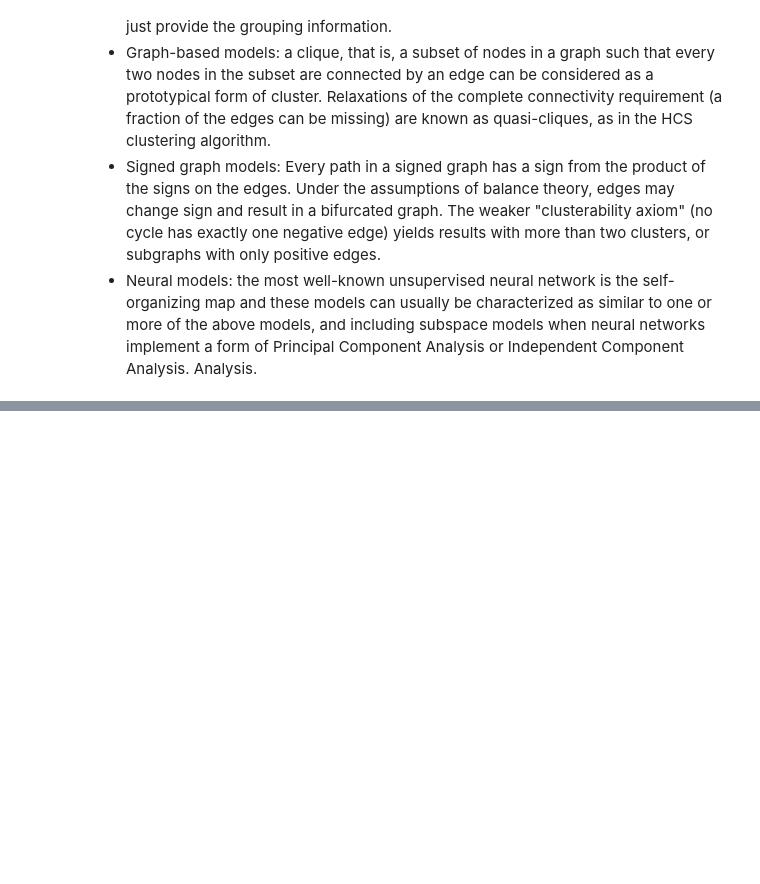
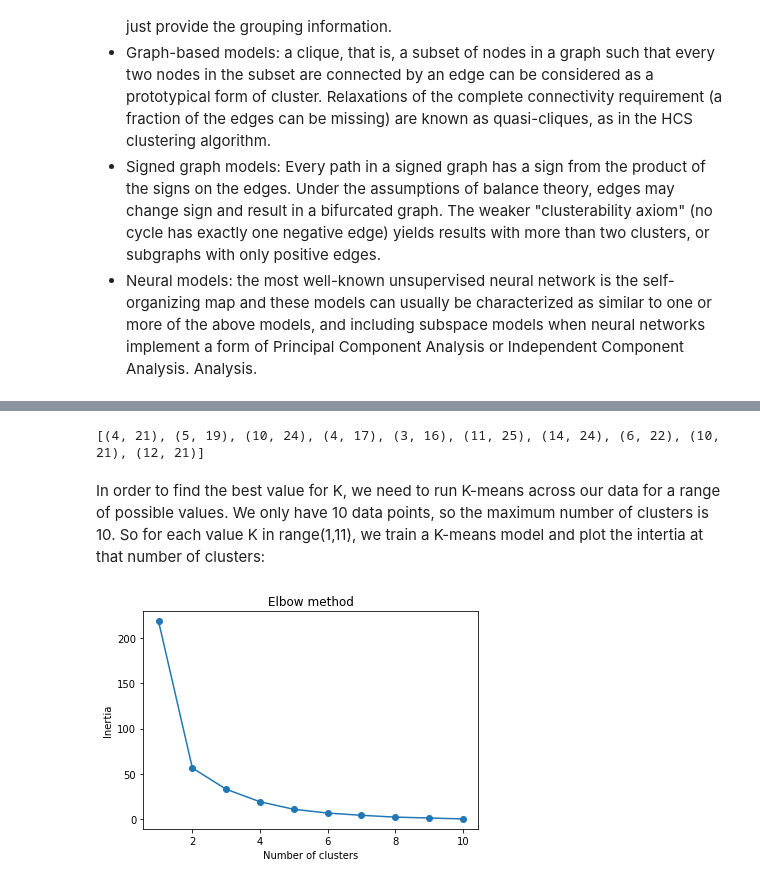
Before and after one commit to GalkaKG/Clustering-Analysis, a Jupyter notebook: Clustering Analysis.ipynb, the cells around one changed output, grey strips where cells are left out. Saved outputs shown, nothing was run; the diff lists cells and outputs as text; code cells hidden in the pictures; blank space fills up the shorter version.

Commit message:
add k-means algorithm implementation

```diff
--- a/Clustering Analysis.ipynb
+++ b/Clustering Analysis.ipynb
@@ -285,3 +285,30 @@ To find the optimal value of clusters, the elbow method follows the below steps:
 Since the graph shows the sharp bend, which looks like an elbow, hence it is known as the elbow method. The graph for the elbow method looks like the below image:
 
 ![Alt text](https://github.com/GalkaKG/Clustering-Analysis/blob/main/images/k-means2.png?raw=true)
+# %%
+# Create arrays that resemble two variables in a dataset. Note that while we only use two variables here, this method will work with any number of variables:
+x = [4, 5, 10, 4, 3, 11, 14 , 6, 10, 12]
+y = [21, 19, 24, 17, 16, 25, 24, 22, 21, 21]
+
+# Turn the data into a set of points:
+data = list(zip(x, y))
+print(data)
+# %% [output]
+[(4, 21), (5, 19), (10, 24), (4, 17), (3, 16), (11, 25), (14, 24), (6, 22), (10, 21), (12, 21)]
+# %% [markdown]
+In order to find the best value for K, we need to run K-means across our data for a range of possible values. We only have 10 data points, so the maximum number of clusters is 10. So for each value K in range(1,11), we train a K-means model and plot the intertia at that number of clusters:
+# %%
+inertias = []
+
+for i in range(1,11):
+    kmeans = KMeans(n_clusters=i)
+    kmeans.fit(data)
+    inertias.append(kmeans.inertia_)
+
+plt.plot(range(1,11), inertias, marker='o')
+plt.title('Elbow method')
+plt.xlabel('Number of clusters')
+plt.ylabel('Inertia')
+plt.show()
+# %% [output]
+[figure, added]
```
Also changed, not shown: parts of 7 cells of this notebook.
